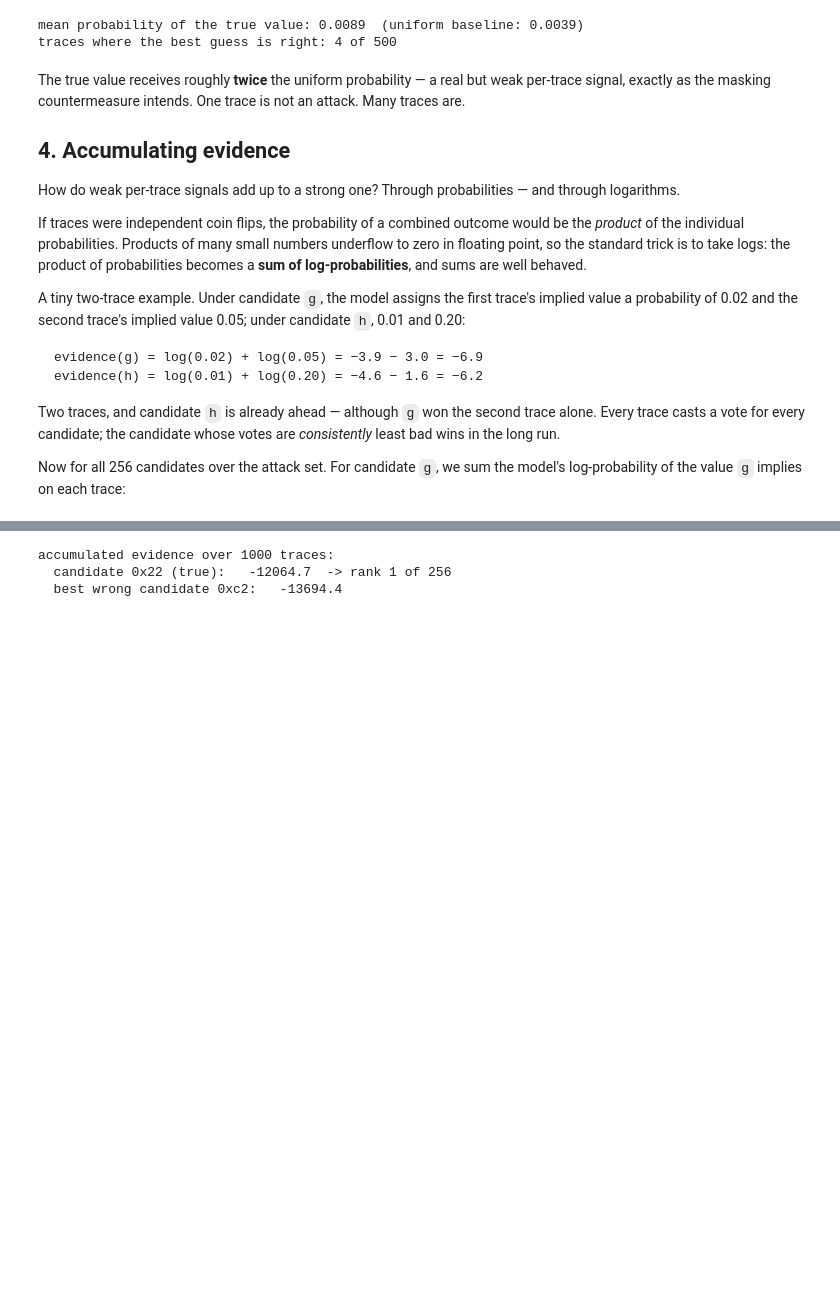
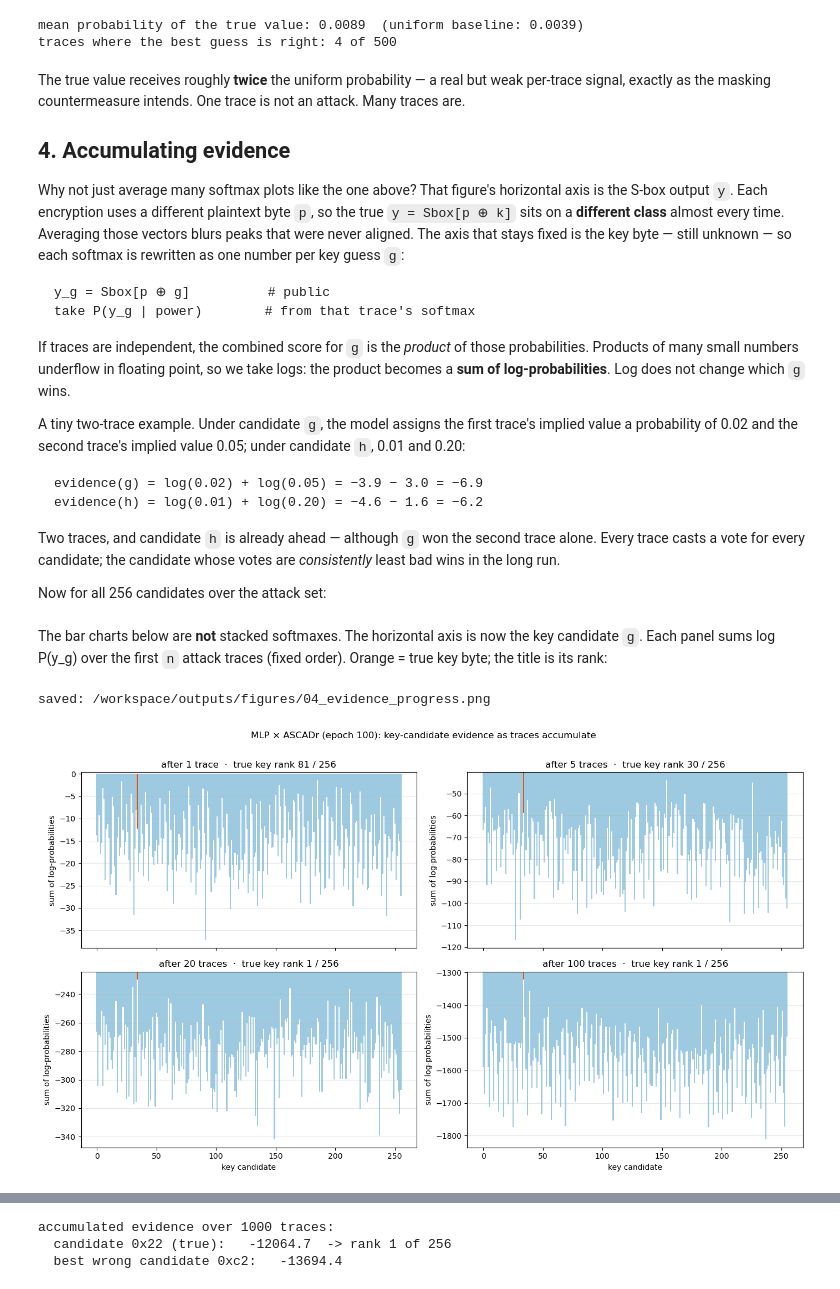
Before and after one commit to teravon/feature_emergence, a Jupyter notebook: docs/notebooks/03_the_attack.ipynb, the cells around one changed output, grey strips where cells are left out. Cells and saved outputs as stored; diff of their text form; code cells hidden in the pictures; blank space fills up the shorter version.

````diff
--- a/docs/notebooks/03_the_attack.ipynb
+++ b/docs/notebooks/03_the_attack.ipynb
@@ -205,14 +228,22 @@ One trace is not an attack. Many traces are.
 
 ## 4. Accumulating evidence
 
-How do weak per-trace signals add up to a strong one? Through
-probabilities — and through logarithms.
+Why not just average many softmax plots like the one above? That figure's
+horizontal axis is the S-box output `y`. Each encryption uses a different
+plaintext byte `p`, so the true `y = Sbox[p ⊕ k]` sits on a **different
+class** almost every time. Averaging those vectors blurs peaks that were
+never aligned. The axis that stays fixed is the key byte — still unknown —
+so each softmax is rewritten as one number per key guess `g`:
 
-If traces were independent coin flips, the probability of a combined
-outcome would be the *product* of the individual probabilities. Products of
-many small numbers underflow to zero in floating point, so the standard
-trick is to take logs: the product of probabilities becomes a **sum of
-log-probabilities**, and sums are well behaved.
+```text
+y_g = Sbox[p ⊕ g]          # public
+take P(y_g | power)        # from that trace's softmax
+```
+
+If traces are independent, the combined score for `g` is the *product* of
+those probabilities. Products of many small numbers underflow in floating
+point, so we take logs: the product becomes a **sum of log-probabilities**.
+Log does not change which `g` wins.
 
 A tiny two-trace example. Under candidate `g`, the model assigns the first
 trace's implied value a probability of 0.02 and the second trace's implied
@@ -227,8 +258,41 @@ Two traces, and candidate `h` is already ahead — although `g` won the
 second trace alone. Every trace casts a vote for every candidate; the
 candidate whose votes are *consistently* least bad wins in the long run.
 
-Now for all 256 candidates over the attack set. For candidate `g`, we sum
-the model's log-probability of the value `g` implies on each trace:
+Now for all 256 candidates over the attack set:
 # %%
 predictions = model.predict(dataset.x_attack, verbose=0)   # (n_attack, 256)
 log_pred = np.log(predictions + 1e-36)
+# %% [markdown]
+The bar charts below are **not** stacked softmaxes. The horizontal axis is
+now the key candidate `g`. Each panel sums log P(y_g) over the first `n`
+attack traces (fixed order). Orange = true key byte; the title is its rank:
+# %%
+checkpoints = [1, 5, 20, 100]
+fig, axes = plt.subplots(2, 2, figsize=(14, 8), sharex=True)
+
+for ax, n in zip(axes.ravel(), checkpoints):
+    ev = log_pred[np.arange(n), H[:, :n]].sum(axis=1)
+    rank = int((ev > ev[true_key]).sum()) + 1
+    colors = np.full(256, "#9ecae1")
+    colors[true_key] = "#e6550d"
+    ax.bar(np.arange(256), ev, color=colors, width=1.0)
+    ax.set_title(f"after {n} trace{'s' if n > 1 else ''}  ·  true key rank {rank} / 256")
+    ax.set_ylabel("sum of log-probabilities")
+    ax.grid(alpha=0.3, axis="y")
+    lo, hi = ev.min(), ev.max()
+    pad = 0.05 * (hi - lo + 1e-9)
+    ax.set_ylim(lo - pad, hi + pad)
+
+axes[1, 0].set_xlabel("key candidate")
+axes[1, 1].set_xlabel("key candidate")
+fig.suptitle(
+    "MLP × ASCADr (epoch 100): key-candidate evidence as traces accumulate",
+    y=1.01,
+)
+fig.tight_layout()
+fig.savefig(out / "04_evidence_progress.png", dpi=150, bbox_inches="tight")
+print("saved:", out / "04_evidence_progress.png")
+plt.show()
+# %% [output]
+saved: /workspace/outputs/figures/04_evidence_progress.png
+[figure, added]
````
Also changed, not shown: parts of 10 cells of this notebook, 3 other files.
